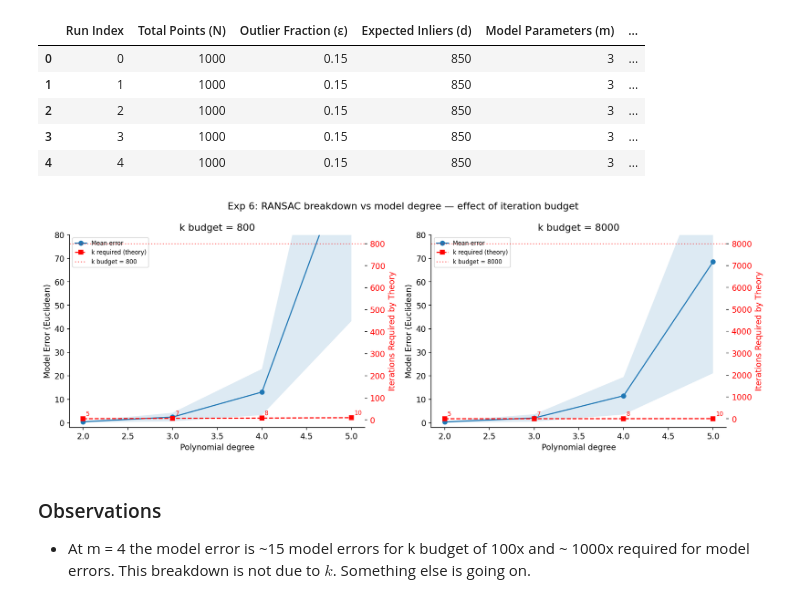
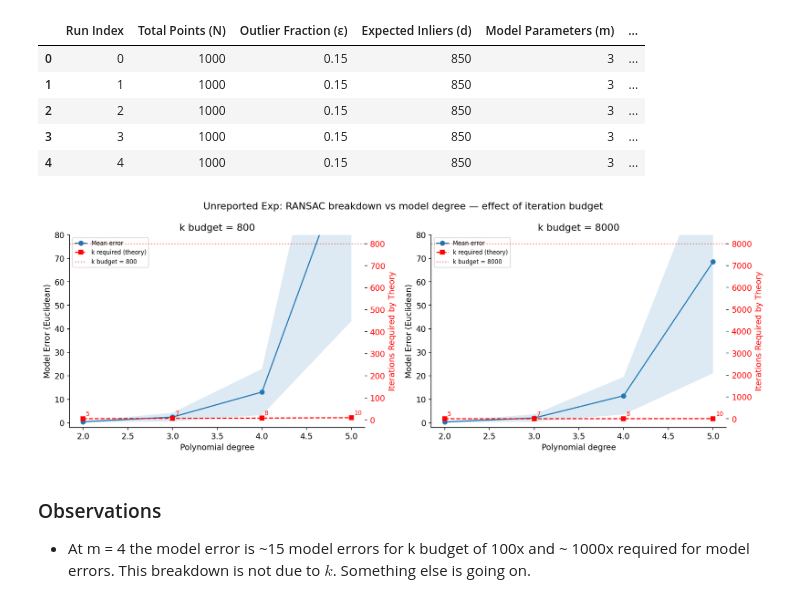
Before and after one commit to arshsinghphd/RANSAC-analysis, a Jupyter notebook: empirical_analysis/ransac_notebook.ipynb, the cells around one changed output. Saved outputs shown, nothing was run; the diff lists cells and outputs as text; code cells hidden in the pictures.

```diff
--- a/empirical_analysis/ransac_notebook.ipynb
+++ b/empirical_analysis/ransac_notebook.ipynb
@@ -413,35 +413,35 @@ for ax1, agg, k_budget in [(ax_l, agg100, 800), (ax_r, agg1000, 8000)]:
     ax2.plot(agg_theory["degree"],
              agg_theory["Iterations Required by Theory"],
              marker="s", color="red", linestyle="--",
              label="k required (theory)")
     for _, row in agg_theory.iterrows():
         ax2.annotate(f"{int(row['Iterations Required by Theory'])}",
                      xy=(row["degree"], row["Iterations Required by Theory"]),
                      xytext=(4, 4), textcoords="offset points",
                      color="red", fontsize=8)
     ax2.axhline(k_budget, color="red", linestyle=":",
                 alpha=0.5, label=f"k budget = {k_budget}")
     ax2.tick_params(axis='y', labelcolor='red')
     ax1.set_xlabel("Polynomial degree")
     ax1.set_ylabel("Model Error (Euclidean)")
     ax2.set_ylabel("Iterations Required by Theory", color="red")
     ax1.set_title(f"k budget = {k_budget}")
     ax1.set_ylim(-2, 80)
     # if k_budget == 100:
     #     ax1.set_xlim(2, 5)
     # else:
     #     ax1.set_xlim(2, 8)
     lines1, labels1 = ax1.get_legend_handles_labels()
     lines2, labels2 = ax2.get_legend_handles_labels()
     ax1.legend(lines1 + lines2, labels1 + labels2,
                loc="upper left", fontsize=8)
 
-plt.suptitle("Exp 6: RANSAC breakdown vs model degree — effect of iteration budget")
+plt.suptitle("Unreported Exp: RANSAC breakdown vs model degree — effect of iteration budget")
 plt.tight_layout()
 plt.savefig(f"{FIG_DIR}/exp6.png", dpi=150)
 plt.show()
 # %% [output]
-[figure, old version]
+[figure, new version]
 # %% [markdown]
 ### Observations
 * At m = 4 the model error is ~15 model errors  for k budget of 100x and ~ 1000x required for model errors. This breakdown is not due to $k$. Something else is going on.
```
Also changed, not shown: parts of 1 cell of this notebook, 1 other file.
